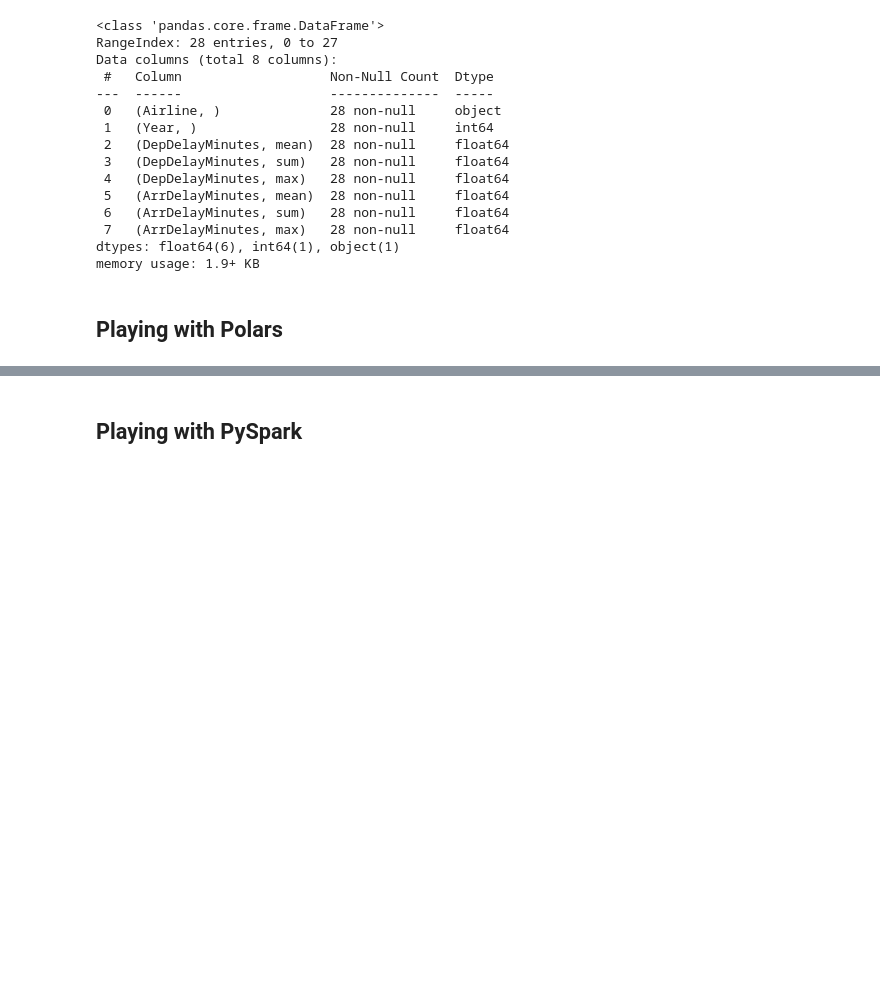
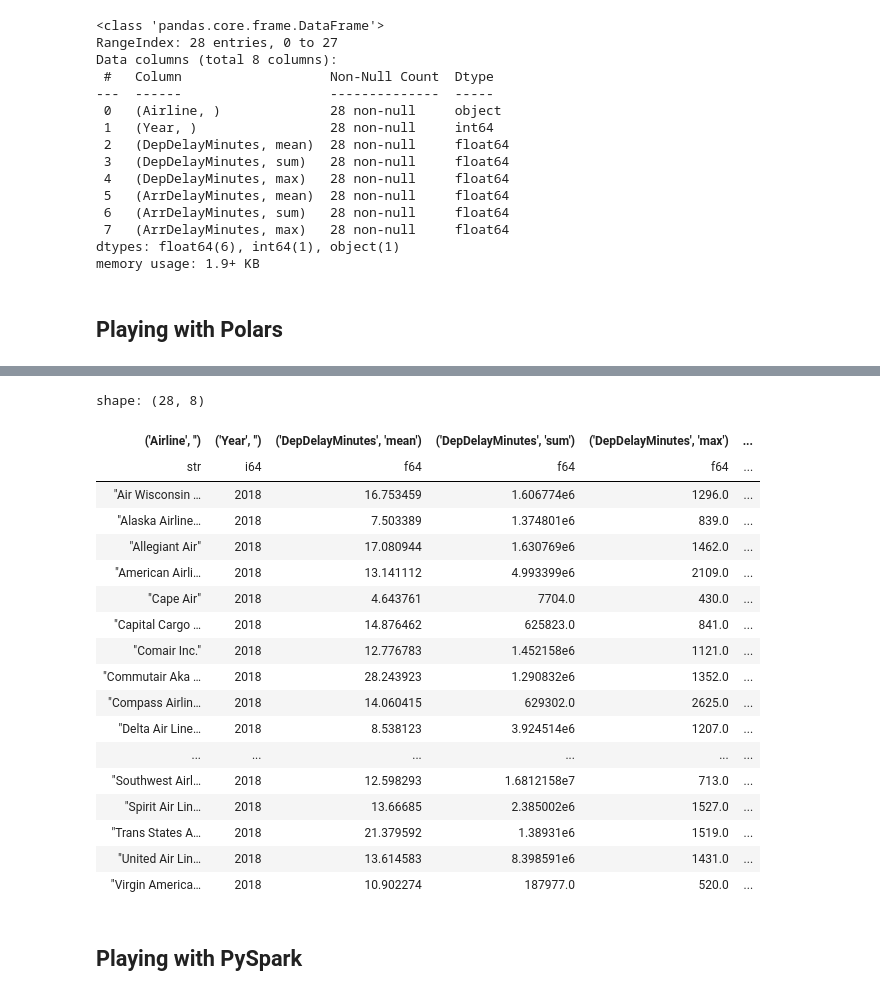
Before and after one commit to MarcoSuarezECCI/SeminarioBigData, a Jupyter notebook: 1_PPvsSpark_01.ipynb, the cells around one changed output, grey strips where cells are left out. Drawn from its saved outputs; the diff is of its cells as text; code cells hidden in the pictures; blank space fills up the shorter version.

```diff
--- a/1_PPvsSpark_01.ipynb
+++ b/1_PPvsSpark_01.ipynb
@@ -126,3 +124,25 @@ df_polars.write_parquet('temp_polars.parquet')
+# %%
+pl.read_parquet('temp_pandas.parquet')
+# %% [output]
+shape: (28, 8)
+| ('Airline', '') | ('Year', '') | ('DepDelayMinutes', 'mean') | ('DepDelayMinutes', 'sum') | ('DepDelayMinutes', 'max') | ... |
+| str | i64 | f64 | f64 | f64 | ... |
+| "Air Wisconsin … | 2018 | 16.753459 | 1.606774e6 | 1296.0 | ... |
+| "Alaska Airline… | 2018 | 7.503389 | 1.374801e6 | 839.0 | ... |
+| "Allegiant Air" | 2018 | 17.080944 | 1.630769e6 | 1462.0 | ... |
+| "American Airli… | 2018 | 13.141112 | 4.993399e6 | 2109.0 | ... |
+| "Cape Air" | 2018 | 4.643761 | 7704.0 | 430.0 | ... |
+| "Capital Cargo … | 2018 | 14.876462 | 625823.0 | 841.0 | ... |
+| "Comair Inc." | 2018 | 12.776783 | 1.452158e6 | 1121.0 | ... |
+| "Commutair Aka … | 2018 | 28.243923 | 1.290832e6 | 1352.0 | ... |
+| "Compass Airlin… | 2018 | 14.060415 | 629302.0 | 2625.0 | ... |
+| "Delta Air Line… | 2018 | 8.538123 | 3.924514e6 | 1207.0 | ... |
+| ... | ... | ... | ... | ... | ... |
+| "Southwest Airl… | 2018 | 12.598293 | 1.6812158e7 | 713.0 | ... |
+| "Spirit Air Lin… | 2018 | 13.66685 | 2.385002e6 | 1527.0 | ... |
+| "Trans States A… | 2018 | 21.379592 | 1.38931e6 | 1519.0 | ... |
+| "United Air Lin… | 2018 | 13.614583 | 8.398591e6 | 1431.0 | ... |
+| "Virgin America… | 2018 | 10.902274 | 187977.0 | 520.0 | ... |
 # %% [markdown]
 ## Playing with PySpark
 # %%
```
Also changed, not shown: parts of 12 cells of this notebook.
